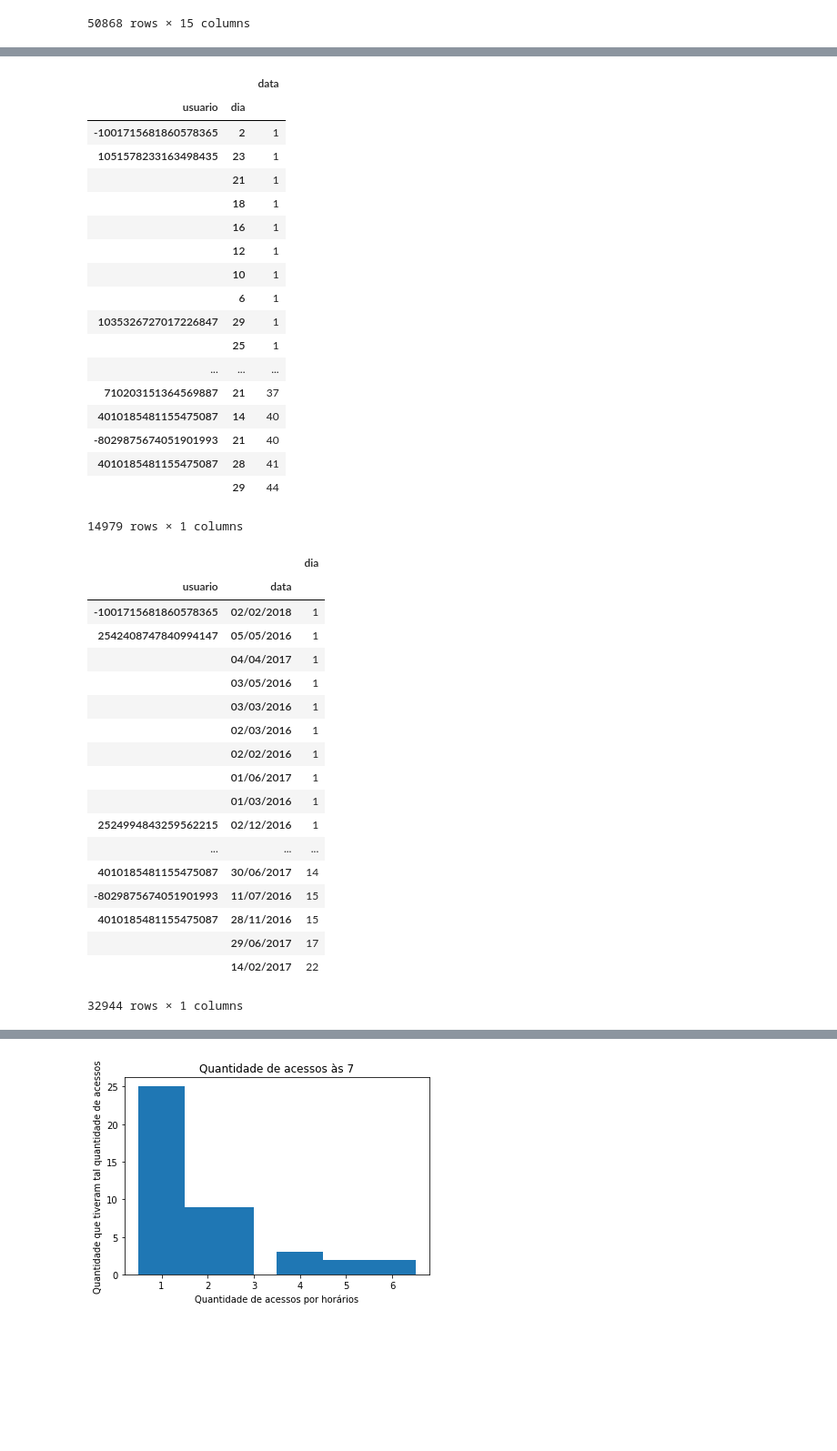
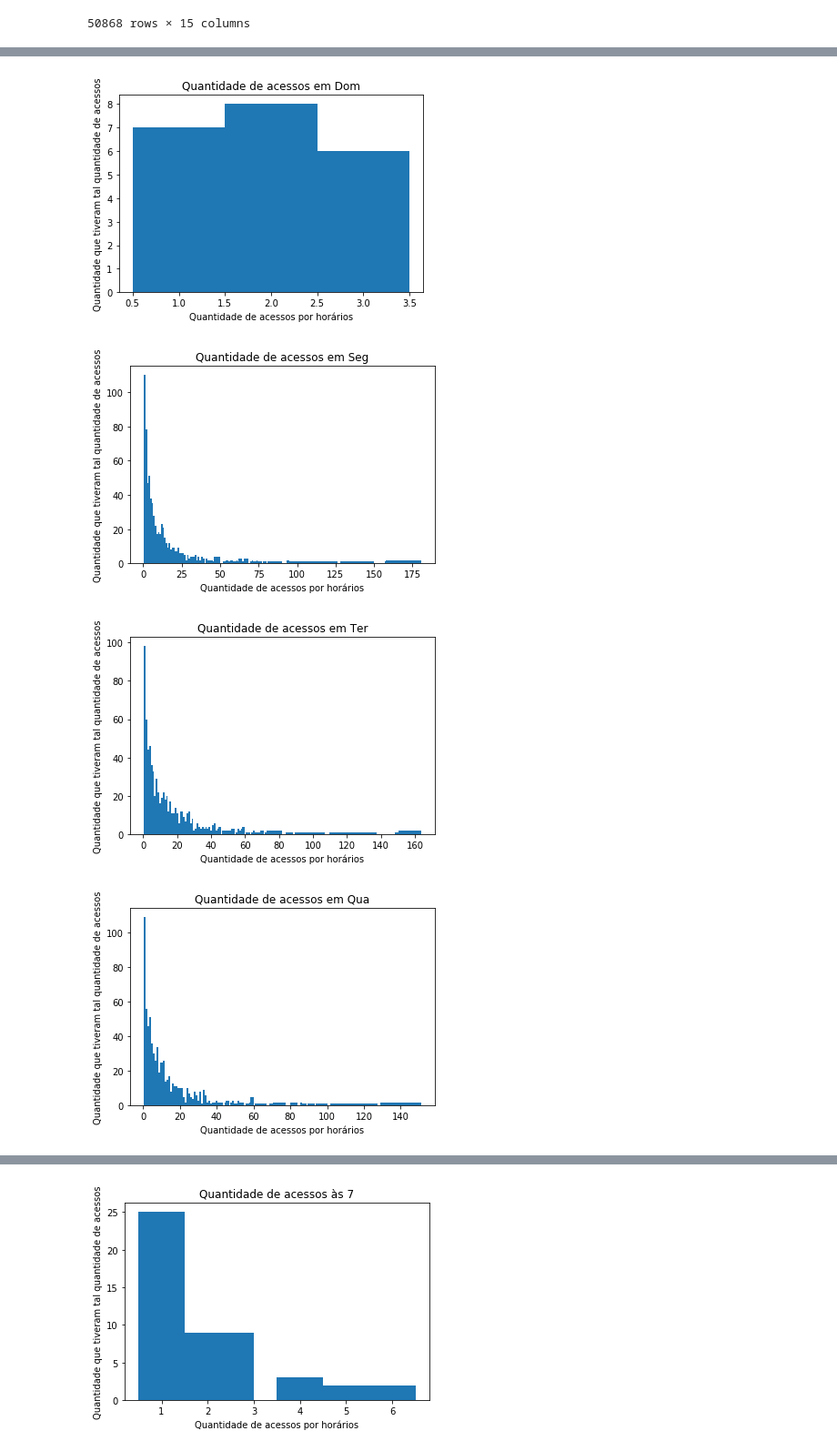
Before and after one commit to Docinho/guardiansAnalytics, a Jupyter notebook: src/analiseAluno.ipynb, the cells around one changed output, grey strips where cells are left out. Shown at 91% size. Drawn from its saved outputs; the diff is of its cells as text; code cells hidden in the pictures; blank space fills up the shorter version.

Commit message:
grafico das semanas

```diff
--- a/src/analiseAluno.ipynb
+++ b/src/analiseAluno.ipynb
@@ -363,46 +353,15 @@ plt.hist(df_dia_semana.data,bins=x)
-# %%
-df_dia = df_geral.groupby(['usuario','dia']).count()
-df_dia[['data']].sort_values(by='data')
-# %% [output]
-|  |  | data |
-| usuario | dia |  |
-| -1001715681860578365 | 2 | 1 |
-| 1051578233163498435 | 23 | 1 |
-|  | 21 | 1 |
-|  | 18 | 1 |
-|  | 16 | 1 |
-|  | 12 | 1 |
-|  | 10 | 1 |
-|  | 6 | 1 |
-| 1035326727017226847 | 29 | 1 |
-|  | 25 | 1 |
-| ... | ... | ... |
-| 710203151364569887 | 21 | 37 |
-| 4010185481155475087 | 14 | 40 |
-| -8029875674051901993 | 21 | 40 |
-| 4010185481155475087 | 28 | 41 |
-|  | 29 | 44 |
-14979 rows × 1 columns
-# %%
-df_data = df_geral.groupby(['usuario','data']).count()
-df_data[['dia']].sort_values(by='dia')
-# %% [output]
-|  |  | dia |
-| usuario | data |  |
-| -1001715681860578365 | 02/02/2018 | 1 |
-| 2542408747840994147 | 05/05/2016 | 1 |
-|  | 04/04/2017 | 1 |
-|  | 03/05/2016 | 1 |
-|  | 03/03/2016 | 1 |
-|  | 02/03/2016 | 1 |
-|  | 02/02/2016 | 1 |
-|  | 01/06/2017 | 1 |
-|  | 01/03/2016 | 1 |
-| 2524994843259562215 | 02/12/2016 | 1 |
-| ... | ... | ... |
-| 4010185481155475087 | 30/06/2017 | 14 |
-| -8029875674051901993 | 11/07/2016 | 15 |
-| 4010185481155475087 | 28/11/2016 | 15 |
-|  | 29/06/2017 | 17 |
-|  | 14/02/2017 | 22 |
-32944 rows × 1 columns
+# %%
+df_dia_semana = df_geral.groupby(['usuario','dia_da_semana']).count()
+df_dia_semana.reset_index(inplace=True)
+x = ['Dom','Seg','Ter','Qua','Qui','Sex','Sab']
+for valor in x:
+    plt.title("Quantidade de acessos em " + str(valor))
+    plt.xlabel("Quantidade de acessos por horários")
+    plt.ylabel("Quantidade que tiveram tal quantidade de acessos")
+    plt.hist(df_dia_semana[df_dia_semana['dia_da_semana'] == valor].maquina, bins = np.sort(df_dia_semana[df_dia_semana['dia_da_semana'] == valor].data.unique()),align="left")
+    plt.show()
+# %% [output]
+[figure, added]
+[figure, added]
+[figure, added]
+[figure, added]
```
Also changed, not shown: parts of 8 cells of this notebook.
